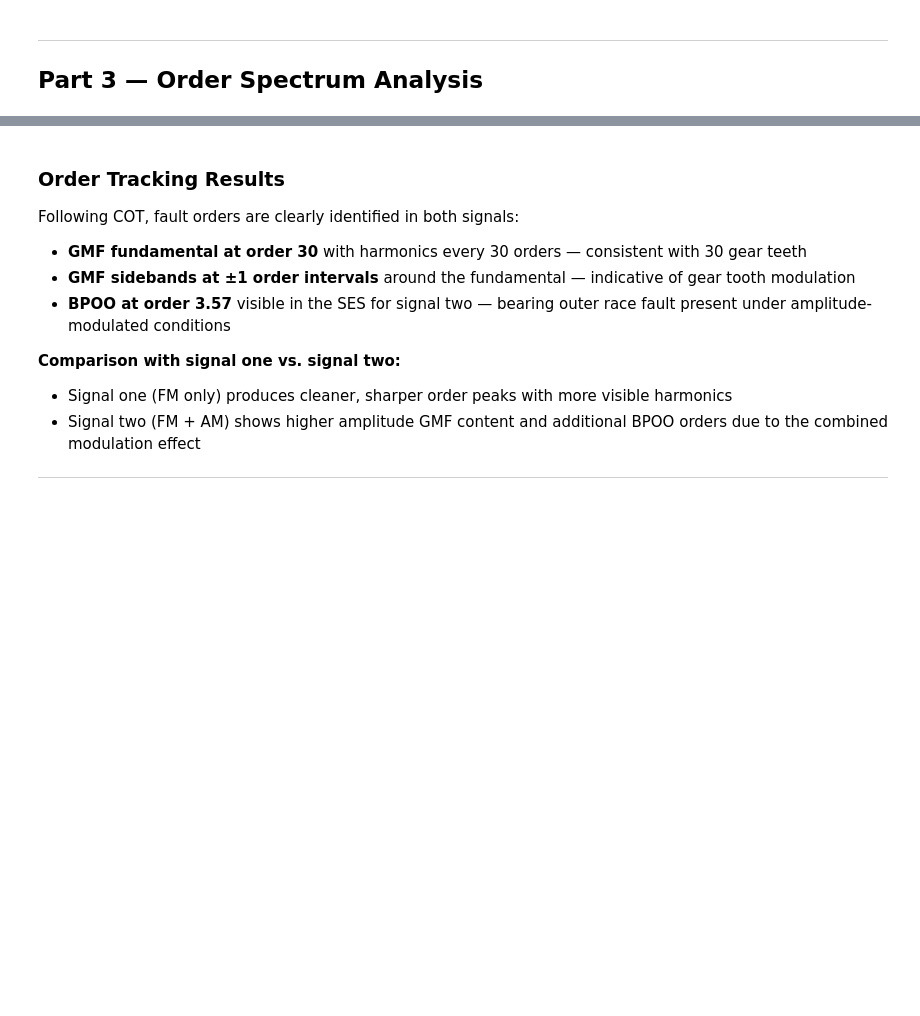
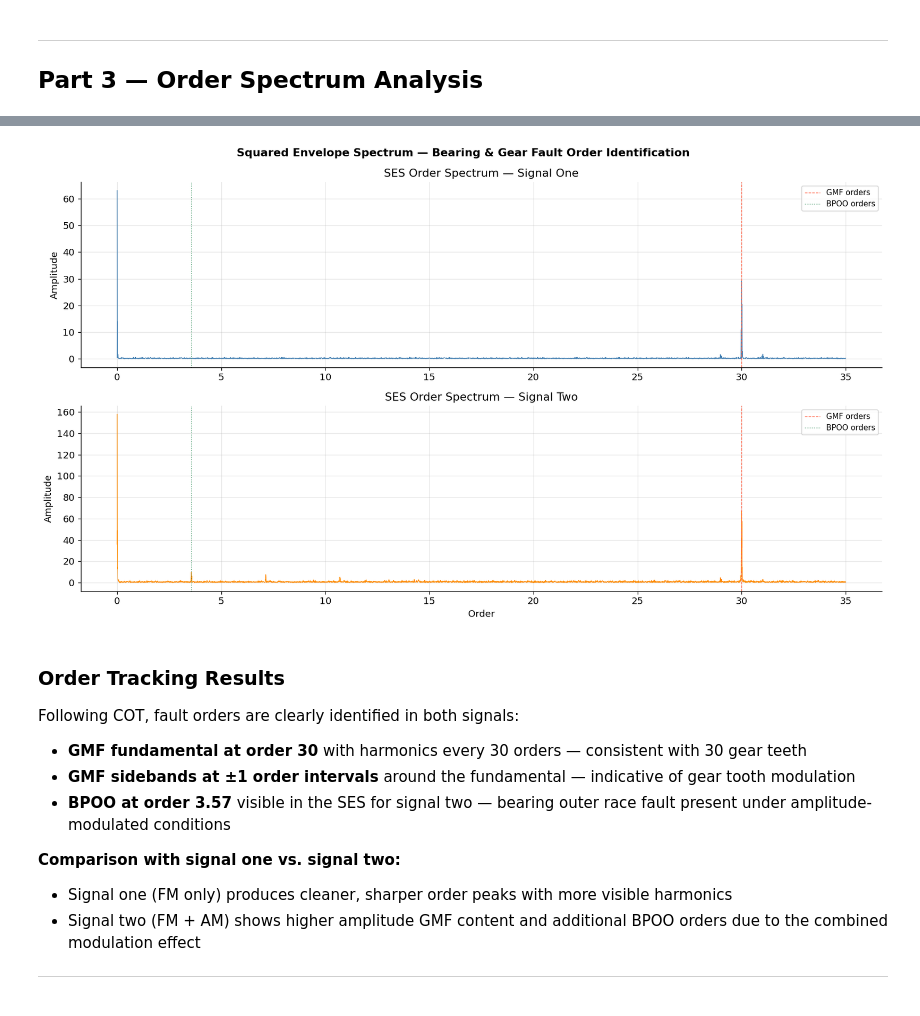
Before and after one commit to 0xBPNast/data-science-portfolio, a Jupyter notebook: projects/condition-monitoring/notebooks/02_varying_load_analysis.ipynb, the cells around one changed output, grey strips where cells are left out. Saved outputs shown, nothing was run; the diff lists cells and outputs as text; code cells hidden in the pictures; blank space fills up the shorter version.

```diff
--- a/projects/condition-monitoring/notebooks/02_varying_load_analysis.ipynb
+++ b/projects/condition-monitoring/notebooks/02_varying_load_analysis.ipynb
@@ -42,8 +46,11 @@ print('Libraries loaded.')
 ---
 ## 1. Load Data & System Parameters
 # %%
-# ── Load .mat file ────────────────────────────────────────────────────────────
-data = sio.loadmat(r'YOUR_PATH_TO\mev_a2_q2_data.mat')
+# ── Load .mat file from GitHub ────────────────────────────────────────────────
+url = 'https://raw.githubusercontent.com/0xBPNast/data-science-portfolio/main/projects/condition-monitoring/data/mev_a2_q2_data.mat'
+
+with urllib.request.urlopen(url) as response:
+    data = sio.loadmat(io.BytesIO(response.read()))
 
 # Extract vibration signals
 signal_one = data['signal_one'].squeeze()   # FM only — frequency modulated
@@ -54,12 +61,11 @@ tacho_one  = data['tacho_one'].squeeze()
 tacho_two  = data['tacho_two'].squeeze()
 
 # Extract sampling parameters
-fs_vib     = data['Fs'].item()              # Vibration sampling frequency [Hz]
-fs_tacho   = data['Fs_tacho'].item()        # Tachometer sampling frequency [Hz]
-PPR        = data['ppr'].item()             # Tachometer pulses per revolution
+fs_vib   = data['Fs'].item()               # Vibration sampling frequency [Hz]
+fs_tacho = data['Fs_tacho'].item()         # Tachometer sampling frequency [Hz]
+PPR      = data['ppr'].item()              # Tachometer pulses per revolution
 
-# Tachometer trigger level (digital pulse value)
-TRIGGER    = 1
+TRIGGER  = 1                               # Digital tachometer pulse value
 
 print(f'Vibration Fs  : {fs_vib} Hz')
 print(f'Tacho Fs      : {fs_tacho} Hz')
@@ -528,34 +561,36 @@ def order_ses(sig_cot, orders):
     order_axis = np.arange(N) * orders / N
     half       = N // 2
     return order_axis[:half], ses[:half]
 
 
 ord_ses_one, ses_one = order_ses(sig_cot_one, ORDERS)
 ord_ses_two, ses_two = order_ses(sig_cot_two, ORDERS)
 
 # ── Plot SES — bearing fault order identification ─────────────────────────────
 fig, axes = plt.subplots(2, 1, figsize=(14, 8))
 
 for ax, ord_ax, ses, label, color in [
     (axes[0], ord_ses_one, ses_one, 'Signal One', 'steelblue'),
     (axes[1], ord_ses_two, ses_two, 'Signal Two', 'darkorange')
 ]:
     zoom = ord_ax <= GMF_order + 5
     ax.plot(ord_ax[zoom], ses[zoom], color=color, lw=0.8)
-    for h in range(1, 6):
+    for h in range(1, 2):
         ax.axvline(GMF_order * h, color='tomato', ls='--', lw=0.8,
                    label='GMF orders' if h == 1 else None)
         ax.axvline(BPOO * h, color='seagreen', ls=':', lw=0.8,
                    label='BPOO orders' if h == 1 else None)
     ax.set_title(f'SES Order Spectrum — {label}')
     ax.set_ylabel('Amplitude')
     ax.legend(fontsize=9)
 
 axes[1].set_xlabel('Order')
 plt.suptitle('Squared Envelope Spectrum — Bearing & Gear Fault Order Identification',
              fontsize=13, fontweight='bold')
 plt.tight_layout()
 plt.show()
+# %% [output]
+[figure, added]
 # %% [markdown]
 ### Order Tracking Results
 
```
Also changed, not shown: parts of 9 cells of this notebook.
